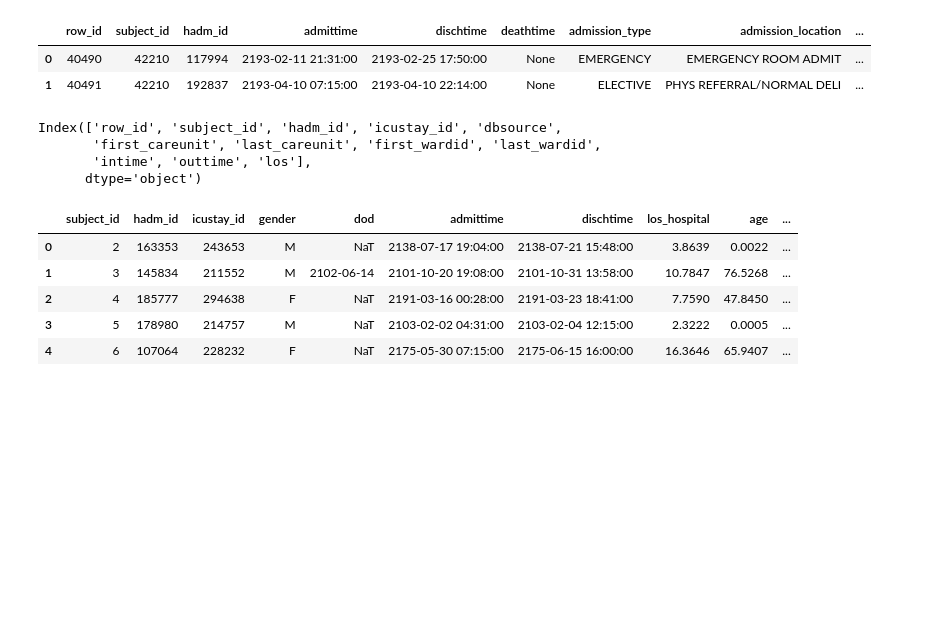
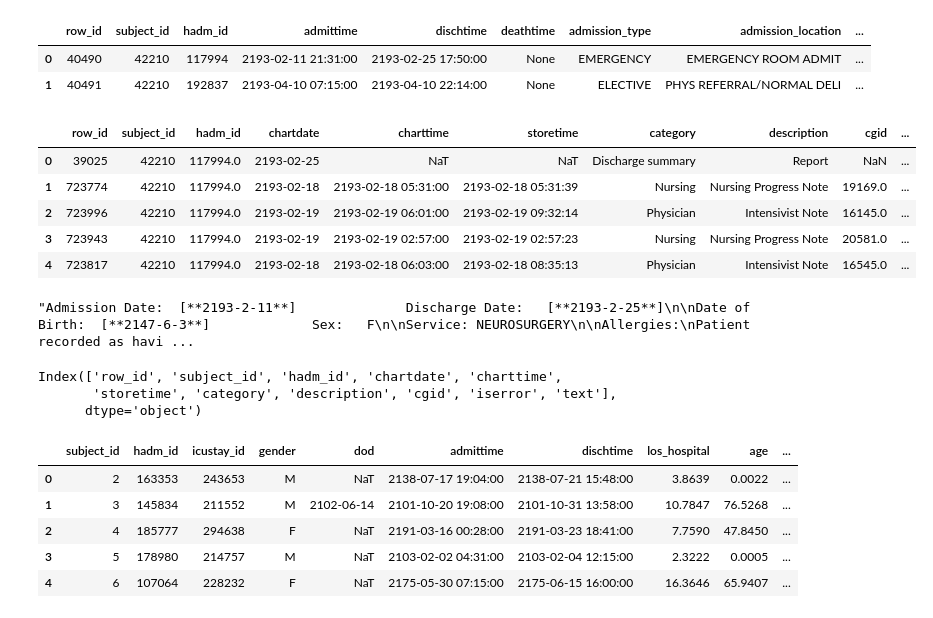
Before and after one commit to johntiger1/multimodal_fairness, a Jupyter notebook: MIMIC-Data-Explore.ipynb, the cells around one changed output. Saved outputs shown, nothing was run; the diff lists cells and outputs as text; code cells hidden in the pictures; blank space fills up the shorter version.

```diff
--- a/MIMIC-Data-Explore.ipynb
+++ b/MIMIC-Data-Explore.ipynb
@@ -65,12 +111,30 @@ df.head()
 |  | row_id | subject_id | hadm_id | admittime | dischtime | deathtime | admission_type | admission_location | ... |
 | 0 | 40490 | 42210 | 117994 | 2193-02-11 21:31:00 | 2193-02-25 17:50:00 | None | EMERGENCY | EMERGENCY ROOM ADMIT | ... |
 | 1 | 40491 | 42210 | 192837 | 2193-04-10 07:15:00 | 2193-04-10 22:14:00 | None | ELECTIVE | PHYS REFERRAL/NORMAL DELI | ... |
+# %%
+query = query_schema + """
+SELECT *
+FROM noteevents
+where subject_id=42210
+"""
+df = pd.read_sql_query(query, con)
+df.head()
+# %% [output]
+|  | row_id | subject_id | hadm_id | chartdate | charttime | storetime | category | description | cgid | ... |
+| 0 | 39025 | 42210 | 117994.0 | 2193-02-25 | NaT | NaT | Discharge summary | Report | NaN | ... |
+| 1 | 723774 | 42210 | 117994.0 | 2193-02-18 | 2193-02-18 05:31:00 | 2193-02-18 05:31:39 | Nursing | Nursing Progress Note | 19169.0 | ... |
+| 2 | 723996 | 42210 | 117994.0 | 2193-02-19 | 2193-02-19 06:01:00 | 2193-02-19 09:32:14 | Physician | Intensivist Note | 16145.0 | ... |
+| 3 | 723943 | 42210 | 117994.0 | 2193-02-19 | 2193-02-19 02:57:00 | 2193-02-19 02:57:23 | Nursing | Nursing Progress Note | 20581.0 | ... |
+| 4 | 723817 | 42210 | 117994.0 | 2193-02-18 | 2193-02-18 06:03:00 | 2193-02-18 08:35:13 | Physician | Intensivist Note | 16545.0 | ... |
+# %%
+df.iloc[0]["text"]
+# %% [output]
+"Admission Date:  [**2193-2-11**]              Discharge Date:   [**2193-2-25**]\n\nDate of Birth:  [**2147-6-3**]             Sex:   F\n\nService: NEUROSURGERY\n\nAllergies:\nPatient recorded as havi ...
 # %%
 df.columns
 # %% [output]
-Index(['row_id', 'subject_id', 'hadm_id', 'icustay_id', 'dbsource',
-       'first_careunit', 'last_careunit', 'first_wardid', 'last_wardid',
-       'intime', 'outtime', 'los'],
+Index(['row_id', 'subject_id', 'hadm_id', 'chartdate', 'charttime',
+       'storetime', 'category', 'description', 'cgid', 'iserror', 'text'],
       dtype='object')
 # %%
 query = query_schema + """
```
Also changed, not shown: parts of 3 cells of this notebook.
